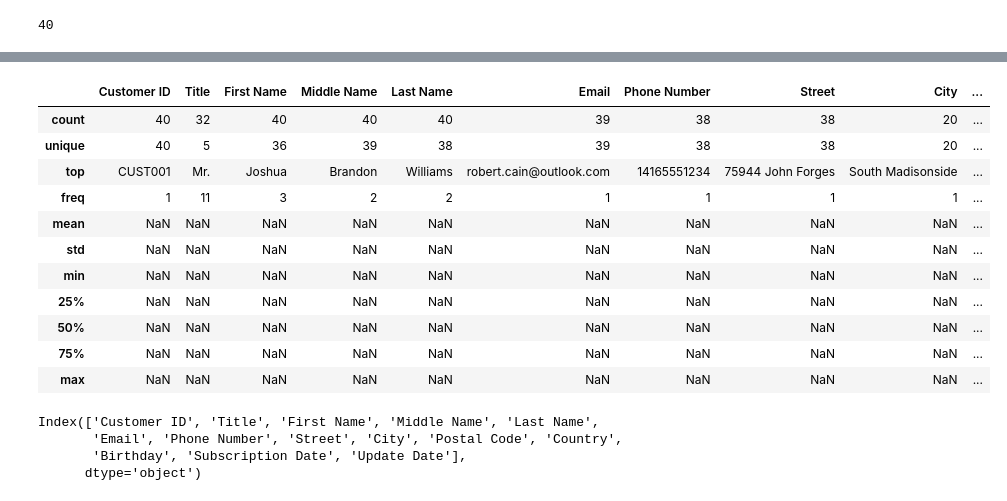
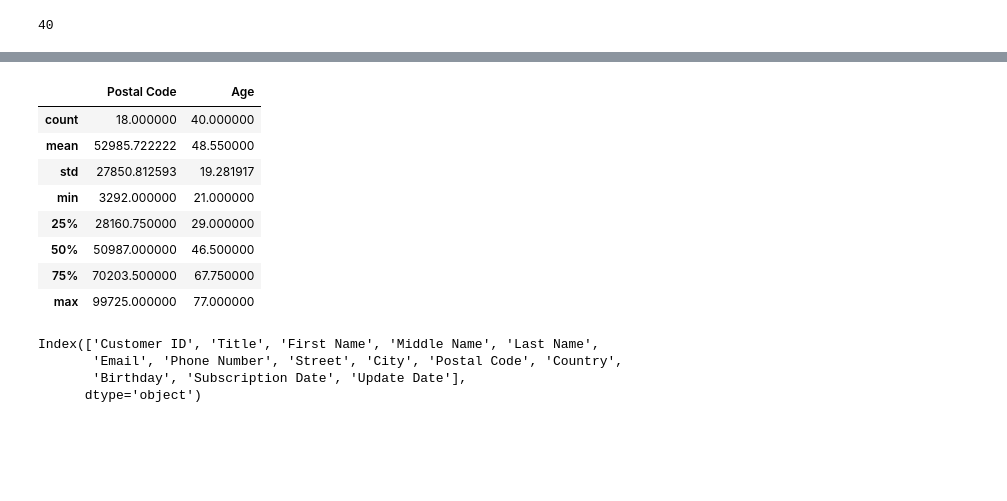
Before and after one commit to Chelsie1234/data-quality, a Jupyter notebook: data_quality_detailed_steps.ipynb, the cells around one changed output, grey strips where cells are left out. Cells and saved outputs as stored; diff of their text form; code cells hidden in the pictures; blank space fills up the shorter version.

```diff
--- a/data_quality_detailed_steps.ipynb
+++ b/data_quality_detailed_steps.ipynb
@@ -329,20 +328,17 @@ customers_with_errors.head()
 | 3 | CUST004 | Mr. | Nicole | Gina | Obrien | nicole.obrien@outlook.com | 16045553456 | 8603 Scott Turnpike Suite 266 | South Madisonside | ... |
 | 4 | CUST005 | Mr. | Jeremy | Travis | Leon | jeremy.leon@yahoo.com | 14035554567 | 074 Ryan Loaf Suite 615 | North Kimberly | ... |
 # %%
-customers_with_errors.describe(include='all')
+customers_with_errors.describe()
 # %% [output]
-|  | Customer ID | Title | First Name | Middle Name | Last Name | Email | Phone Number | Street | City | ... |
-| count | 40 | 32 | 40 | 40 | 40 | 39 | 38 | 38 | 20 | ... |
-| unique | 40 | 5 | 36 | 39 | 38 | 39 | 38 | 38 | 20 | ... |
-| top | CUST001 | Mr. | Joshua | Brandon | Williams | robert.cain@outlook.com | 14165551234 | 75944 John Forges | South Madisonside | ... |
-| freq | 1 | 11 | 3 | 2 | 2 | 1 | 1 | 1 | 1 | ... |
-| mean | NaN | NaN | NaN | NaN | NaN | NaN | NaN | NaN | NaN | ... |
-| std | NaN | NaN | NaN | NaN | NaN | NaN | NaN | NaN | NaN | ... |
-| min | NaN | NaN | NaN | NaN | NaN | NaN | NaN | NaN | NaN | ... |
-| 25% | NaN | NaN | NaN | NaN | NaN | NaN | NaN | NaN | NaN | ... |
-| 50% | NaN | NaN | NaN | NaN | NaN | NaN | NaN | NaN | NaN | ... |
-| 75% | NaN | NaN | NaN | NaN | NaN | NaN | NaN | NaN | NaN | ... |
-| max | NaN | NaN | NaN | NaN | NaN | NaN | NaN | NaN | NaN | ... |
+|  | Postal Code | Age |
+| count | 18.000000 | 40.000000 |
+| mean | 52985.722222 | 48.550000 |
+| std | 27850.812593 | 19.281917 |
+| min | 3292.000000 | 21.000000 |
+| 25% | 28160.750000 | 29.000000 |
+| 50% | 50987.000000 | 46.500000 |
+| 75% | 70203.500000 | 67.750000 |
+| max | 99725.000000 | 77.000000 |
 # %%
 # Delete age column
 customers_with_errors = customers_with_errors.drop(columns='Age')
```
Also changed, not shown: parts of 9 cells of this notebook, 12 other files.
